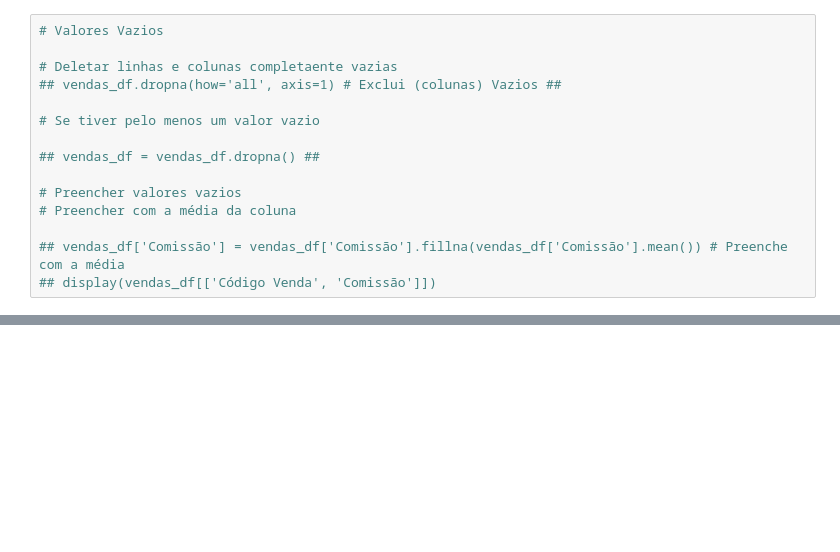
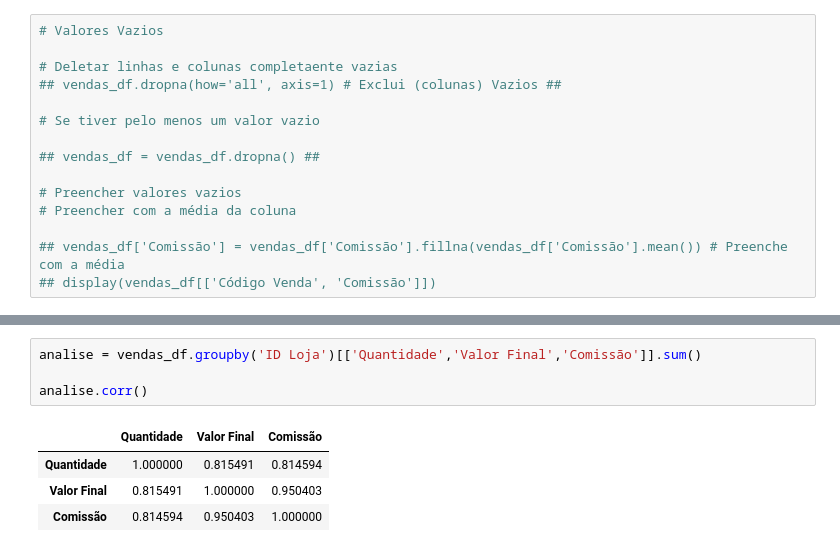
Before and after one commit to SavioCartaxo/Estudos_python, a Jupyter notebook: Pandas/01 pandas do zero/01 saindo do zero.ipynb, the cells around one changed output, grey strips where cells are left out. Drawn from its saved outputs; the diff is of its cells as text; blank space fills up the shorter version.

```diff
--- a/Pandas/01 pandas do zero/01 saindo do zero.ipynb
+++ b/Pandas/01 pandas do zero/01 saindo do zero.ipynb
@@ -346,0 +361,9 @@ display(vendas_df)
+# %%
+analise = vendas_df.groupby('ID Loja')[['Quantidade','Valor Final','Comissão']].sum()
+
+analise.corr()
+# %% [output]
+|  | Quantidade | Valor Final | Comissão |
+| Quantidade | 1.000000 | 0.815491 | 0.814594 |
+| Valor Final | 0.815491 | 1.000000 | 0.950403 |
+| Comissão | 0.814594 | 0.950403 | 1.000000 |
```
Also changed, not shown: parts of 6 cells of this notebook, 4 other files.
